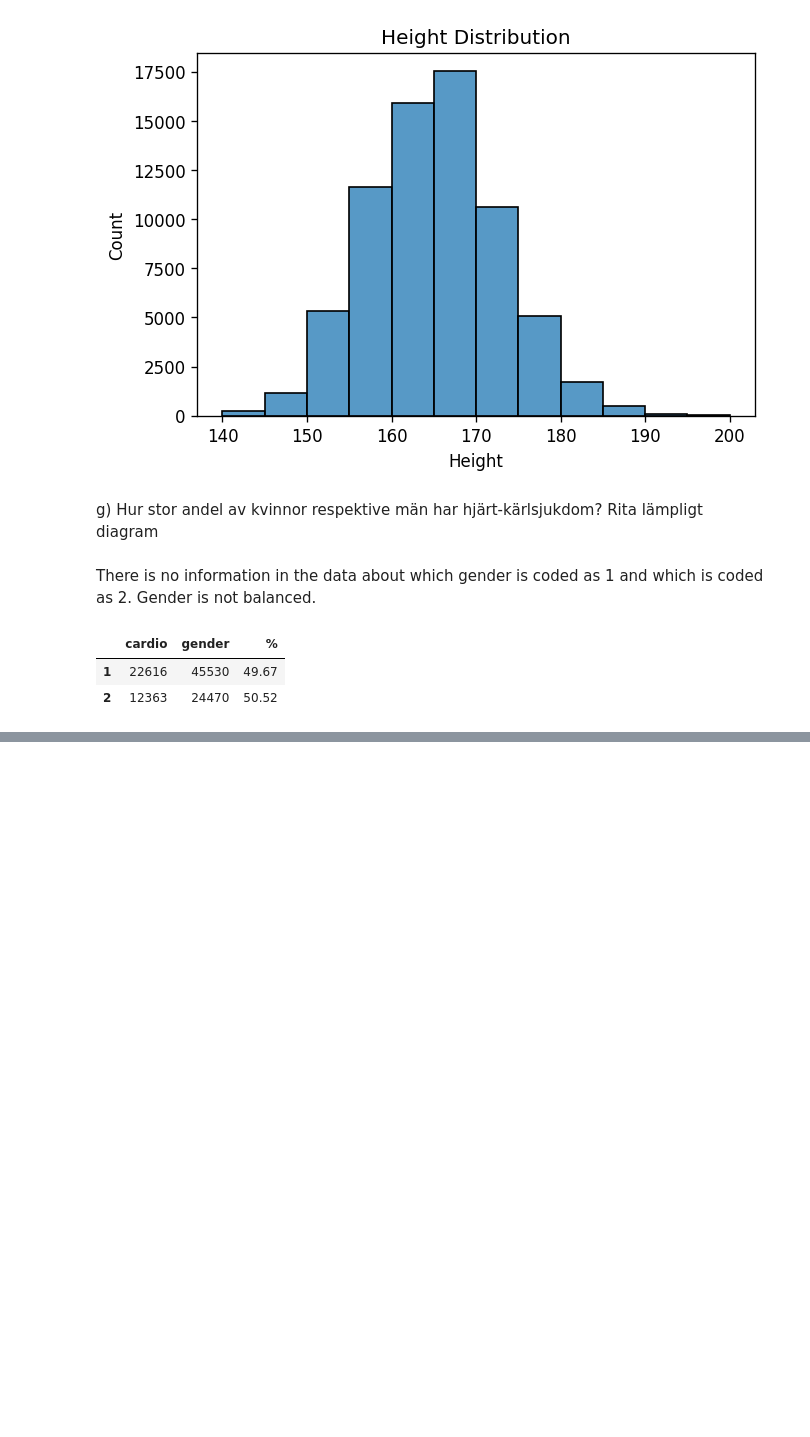
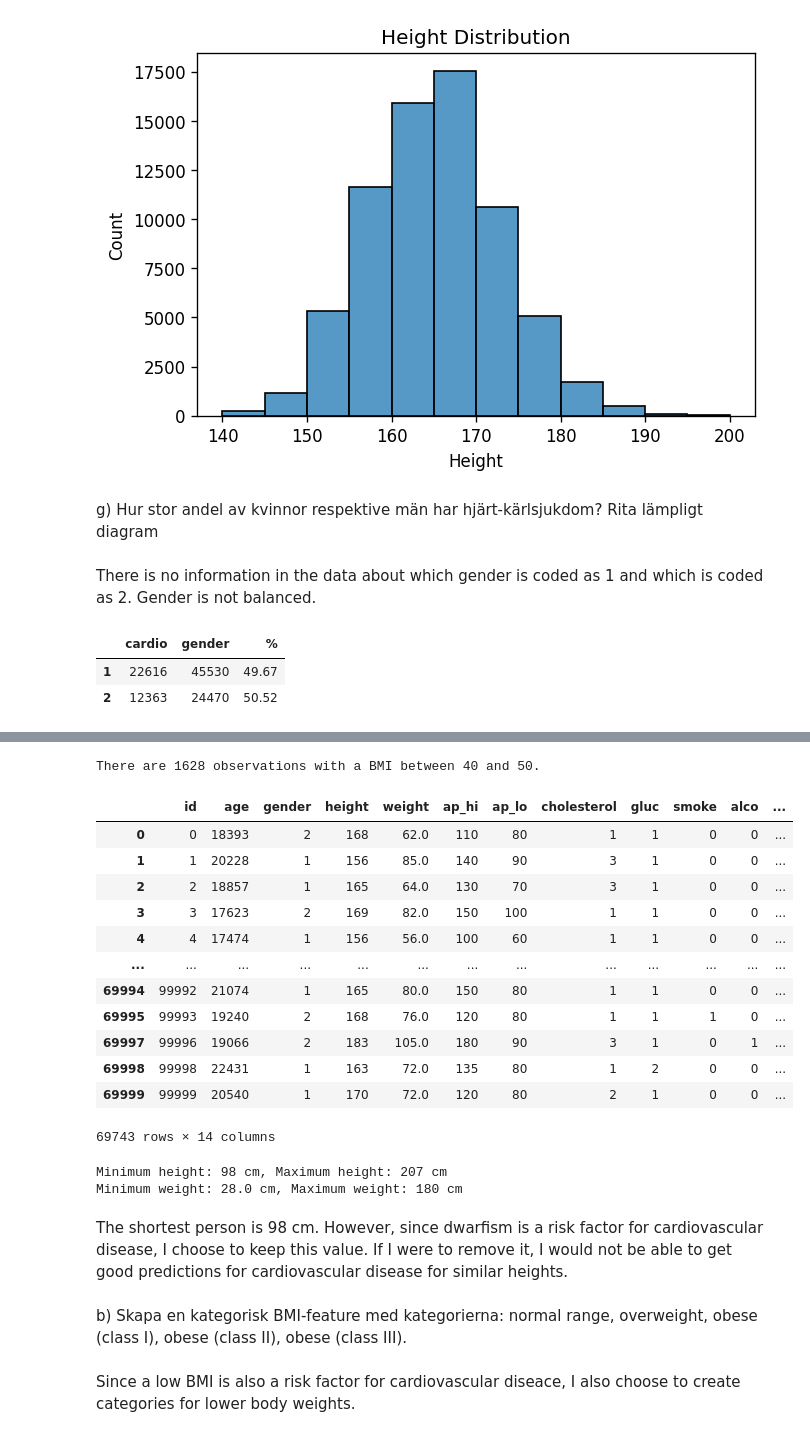
Before and after one commit to Anna-MariaSjolund/Machine-learning, a Jupyter notebook: labs/lab_disease_prediction.ipynb, the cells around one changed output, grey strips where cells are left out. Cells and saved outputs as stored; diff of their text form; code cells hidden in the pictures; blank space fills up the shorter version.

```diff
--- a/labs/lab_disease_prediction.ipynb
+++ b/labs/lab_disease_prediction.ipynb
@@ -208,0 +245,9 @@ ax.margins(y=0.1)
+# %%
+bmi_quant25= np.percentile(df_cardio["BMI"], q=25)
+bmi_quant75= np.percentile(df_cardio["BMI"], q=75)
+iqr = stats.iqr(df_cardio["BMI"])
+
+outlier_low = bmi_quant25 - 1.5*iqr
+outlier_high = bmi_quant75 + 1.5*iqr
+
+outlier_low, outlier_high
@@ -208,0 +277,34 @@ ax.margins(y=0.1)
+# %%
+print(f"There are {len(df_cardio[(df_cardio['BMI'] > 40) & (df_cardio['BMI'] < 50)])} observations with a BMI between 40 and 50.")
+# %% [output]
+There are 1628 observations with a BMI between 40 and 50.
+# %%
+df_cardio = df_cardio[(df_cardio["BMI"] > outlier_low ) & (df_cardio["BMI"] < 50)]
+df_cardio
+# %% [output]
+|  | id | age | gender | height | weight | ap_hi | ap_lo | cholesterol | gluc | smoke | alco | ... |
+| 0 | 0 | 18393 | 2 | 168 | 62.0 | 110 | 80 | 1 | 1 | 0 | 0 | ... |
+| 1 | 1 | 20228 | 1 | 156 | 85.0 | 140 | 90 | 3 | 1 | 0 | 0 | ... |
+| 2 | 2 | 18857 | 1 | 165 | 64.0 | 130 | 70 | 3 | 1 | 0 | 0 | ... |
+| 3 | 3 | 17623 | 2 | 169 | 82.0 | 150 | 100 | 1 | 1 | 0 | 0 | ... |
+| 4 | 4 | 17474 | 1 | 156 | 56.0 | 100 | 60 | 1 | 1 | 0 | 0 | ... |
+| ... | ... | ... | ... | ... | ... | ... | ... | ... | ... | ... | ... | ... |
+| 69994 | 99992 | 21074 | 1 | 165 | 80.0 | 150 | 80 | 1 | 1 | 0 | 0 | ... |
+| 69995 | 99993 | 19240 | 2 | 168 | 76.0 | 120 | 80 | 1 | 1 | 1 | 0 | ... |
+| 69997 | 99996 | 19066 | 2 | 183 | 105.0 | 180 | 90 | 3 | 1 | 0 | 1 | ... |
+| 69998 | 99998 | 22431 | 1 | 163 | 72.0 | 135 | 80 | 1 | 2 | 0 | 0 | ... |
+| 69999 | 99999 | 20540 | 1 | 170 | 72.0 | 120 | 80 | 2 | 1 | 0 | 0 | ... |
+69743 rows × 14 columns
+# %%
+print(f"Minimum height: {df_cardio['height'].min()} cm, Maximum height: {df_cardio['height'].max():.0f} cm")
+print(f"Minimum weight: {df_cardio['weight'].min()} cm, Maximum weight: {df_cardio['weight'].max():.0f} cm")
+# %% [output]
+Minimum height: 98 cm, Maximum height: 207 cm
+Minimum weight: 28.0 cm, Maximum weight: 180 cm
+# %% [markdown]
+The shortest person is 98 cm. However, since dwarfism is a risk factor for cardiovascular disease, I choose to keep this value. If I were to remove it, I would not be able to get good predictions for cardiovascular disease for similar heights.
+# %% [markdown]
+b) Skapa en kategorisk BMI-feature med kategorierna: normal range, overweight, obese (class I), obese
+(class II), obese (class III).
+# %% [markdown]
+Since a low BMI is also a risk factor for cardiovascular diseace, I also choose to create categories for lower body weights.
```
Also changed, not shown: parts of 15 cells of this notebook.
